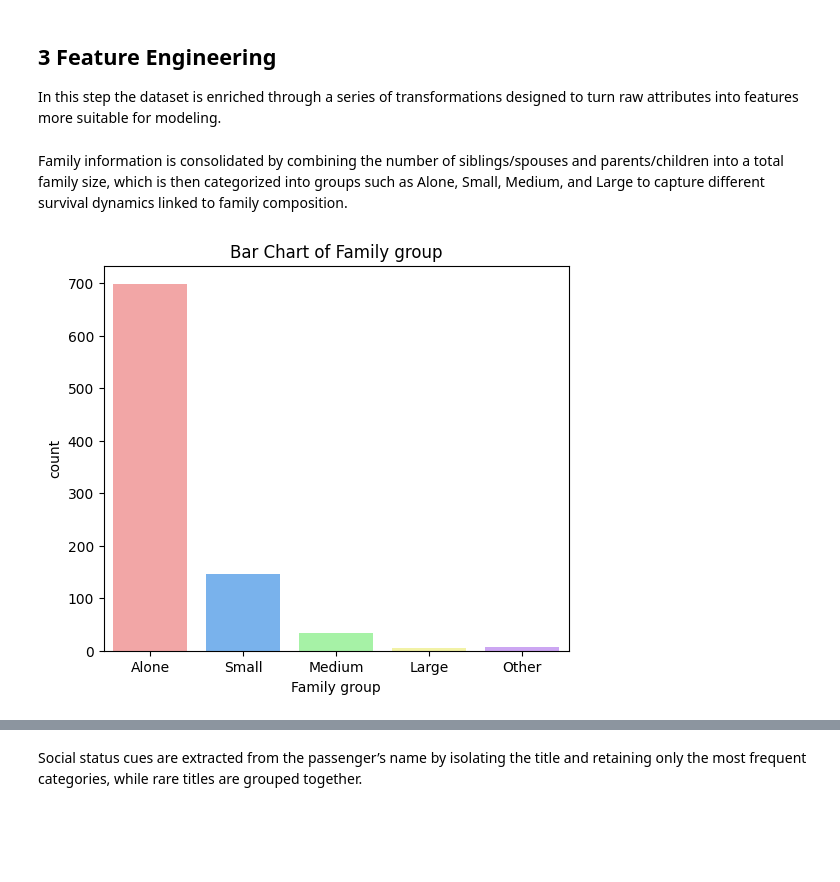
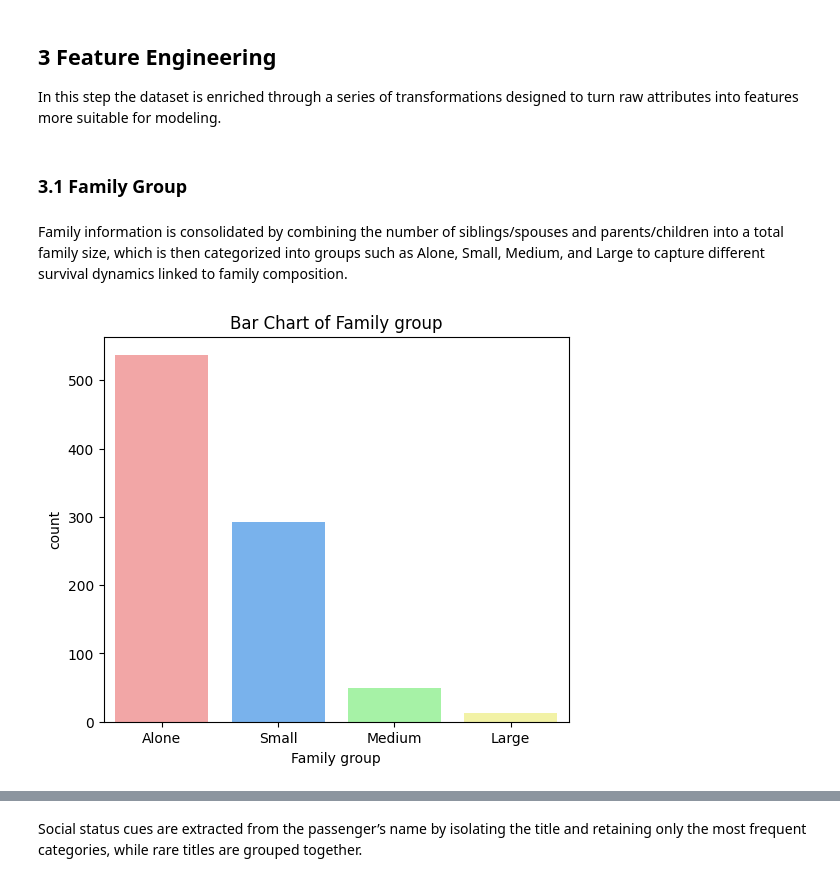
Before and after one commit to fede-giorgi/Transformer_is_All_You_Need, a Jupyter notebook: project.ipynb, the cells around one changed output, grey strips where cells are left out. Cells and saved outputs as stored; diff of their text form; code cells hidden in the pictures; blank space fills up the shorter version.

```diff
--- a/project.ipynb
+++ b/project.ipynb
@@ -667,29 +674,31 @@ In this step the dataset is enriched through a series of transformations designe
 # %%
 # make a working copy
 df_train = df_train0.copy()
+# %% [markdown]
+### 3.1 Family Group
 # %% [markdown]
 Family information is consolidated by combining the number of siblings/spouses and parents/children into a total family size, which is then categorized into groups such as Alone, Small, Medium, and Large to capture different survival dynamics linked to family composition.
 # %%
 # Family size
-df_train['Family size'] = df_train0['SibSp'] + df_train0['Parch']
+df_train["Family size"] = df_train0["SibSp"] + df_train0["Parch"]
 cond = [
-    df_train["Family size"].isin([0, 1]),
-    df_train["Family size"].isin([2, 3, 4]),
-    df_train["Family size"].isin([5, 6]),
-    df_train["Family size"].isin([7, 8, 11]),
+    df_train["Family size"] == 0,
+    df_train["Family size"].between(1, 3),
+    df_train["Family size"].between(4, 6),
+    df_train["Family size"].between(7, 11)
 ]
 choice = ["Alone", "Small", "Medium", "Large"]
 
 df_train["Family group"] = np.select(cond, choice, default="Other")
 df_train["Family group"] = pd.Categorical(
     df_train["Family group"],
-    categories=["Alone", "Small", "Medium", "Large", "Other"],
+    categories=["Alone", "Small", "Medium", "Large"],
     ordered=True,
 )
 # %%
 plt.figure(figsize=(6, 5))
-sns.countplot(x="Family group", data=df_train, palette=["#FF9999", "#66B2FF", "#99FF99", "#FFFF99", "#CC99FF"],  hue="Family group", legend=False)
+sns.countplot(x="Family group", data=df_train, palette=["#FF9999", "#66B2FF", "#99FF99", "#FFFF99"],  hue="Family group", legend=False)
 plt.title("Bar Chart of Family group")
 plt.show()
 # %% [output]
-[figure, old version]
+[figure, new version]
```
Also changed, not shown: parts of 32 cells of this notebook.
